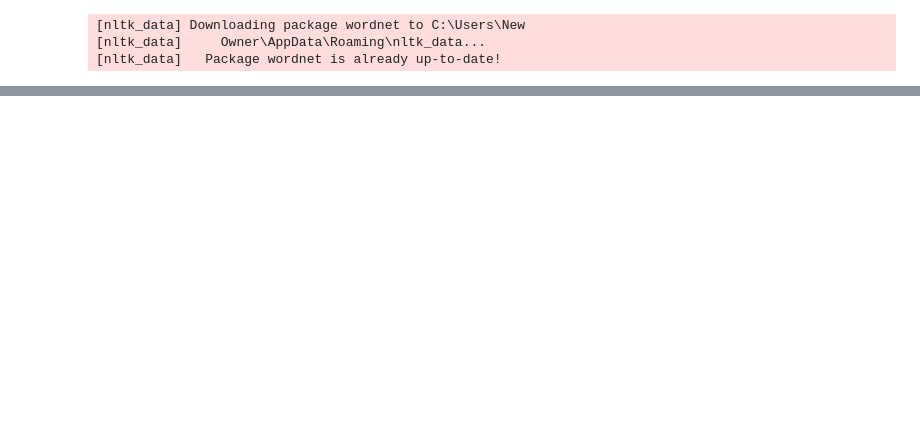
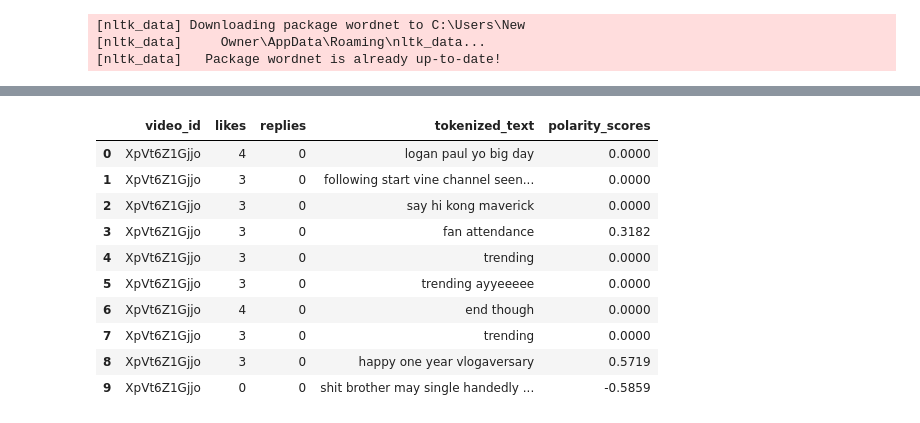
Before and after one commit to betanight/youtube_sentiment_analysis, a Jupyter notebook: notebooks/eda_analysis_fonz.ipynb, the cells around one changed output, grey strips where cells are left out. Saved outputs shown, nothing was run; the diff lists cells and outputs as text; code cells hidden in the pictures; blank space fills up the shorter version.

```diff
--- a/notebooks/eda_analysis_fonz.ipynb
+++ b/notebooks/eda_analysis_fonz.ipynb
@@ -60,7 +75,7 @@ videos.head(10)
 # %%
 def clear_text(text):
     text = text.lower() # Convert to lowercase
-    pattern = r'[^a-zA-Z0-9\s]' # Regular expression pattern to match special characters and punctuation
+    pattern = r'[^a-zA-Z\s]' # Regular expression pattern to match special characters and punctuation
     text = re.sub(pattern, " ", text) # Remove special characters, including punctuation
     return text
 # %%
@@ -110,8 +124,10 @@ nltk.download('stopwords')
 
 stop_words = set(stopwords.words('english'))
 
-for comment in comments['tokenized_text']:
-    comment = [word for word in comment if word not in stop_words] # Remove stop words from the tokenized text
+# Remove stop words from the tokenized text
+comments['tokenized_text'] = comments['tokenized_text'].apply(
+    lambda tokens: [word for word in tokens if word not in stop_words]
+)
 # %% [output]
 [nltk_data] Downloading package stopwords to C:\Users\New
 [nltk_data]     Owner\AppData\Roaming\nltk_data...
@@ -136,11 +158,10 @@ Name: tokenized_text, dtype: object
 nltk.download('wordnet')
 
 lemmatizer = WordNetLemmatizer()
-stemmer = PorterStemmer()
 
-for comment in comments['tokenized_text']:
-    comment = [lemmatizer.lemmatize(word) for word in comment] # Apply lemmatization to the tokenized text
-    comment = [stemmer.stem(word) for word in comment] # Apply stemming to the tokenized text
+# Apply lemmatization to each tokenized comment
+comments['tokenized_text'] = comments['tokenized_text'].apply(
+    lambda tokens: [lemmatizer.lemmatize(word) for word in tokens])
 # %% [output]
 [nltk_data] Downloading package wordnet to C:\Users\New
 [nltk_data]     Owner\AppData\Roaming\nltk_data...
@@ -167 +188,5 @@ comments['tokenized_text'].head(20)
 Name: tokenized_text, dtype: object
+# %%
+# Join the tokenized words back into a single string and save it back to the column
+comments['tokenized_text'] = comments['tokenized_text'].apply(lambda tokens: ' '.join(tokens))
+comments = comments.drop(columns=['comment_text']) # Drop the original 'comment_text' column
@@ -167,0 +235,14 @@ Name: tokenized_text, dtype: object
+# %%
+comments.head(10)
+# %% [output]
+|  | video_id | likes | replies | tokenized_text | polarity_scores |
+| 0 | XpVt6Z1Gjjo | 4 | 0 | logan paul yo big day | 0.0000 |
+| 1 | XpVt6Z1Gjjo | 3 | 0 | following start vine channel seen... | 0.0000 |
+| 2 | XpVt6Z1Gjjo | 3 | 0 | say hi kong maverick | 0.0000 |
+| 3 | XpVt6Z1Gjjo | 3 | 0 | fan attendance | 0.3182 |
+| 4 | XpVt6Z1Gjjo | 3 | 0 | trending | 0.0000 |
+| 5 | XpVt6Z1Gjjo | 3 | 0 | trending ayyeeeee | 0.0000 |
+| 6 | XpVt6Z1Gjjo | 4 | 0 | end though | 0.0000 |
+| 7 | XpVt6Z1Gjjo | 3 | 0 | trending | 0.0000 |
+| 8 | XpVt6Z1Gjjo | 3 | 0 | happy one year vlogaversary | 0.5719 |
+| 9 | XpVt6Z1Gjjo | 0 | 0 | shit brother may single handedly ... | -0.5859 |
```
Also changed, not shown: parts of 10 cells of this notebook.
